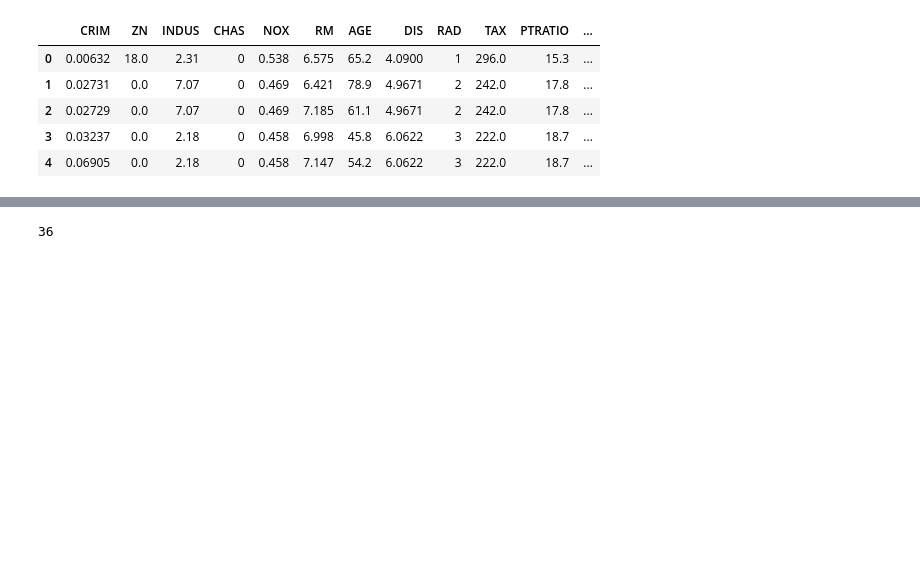
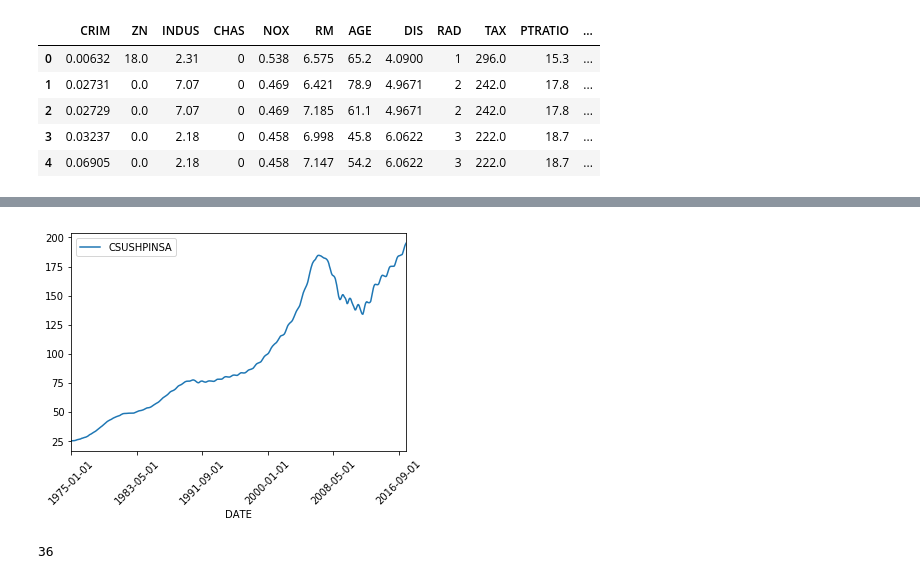
Before and after one commit to Tashwini12/Boston-Housing, a Jupyter notebook: boston_housing.ipynb, the cells around one changed output, grey strips where cells are left out. Saved outputs shown, nothing was run; the diff lists cells and outputs as text; code cells hidden in the pictures; blank space fills up the shorter version.

```diff
--- a/boston_housing.ipynb
+++ b/boston_housing.ipynb
@@ -95 +103,5 @@ cshpi = pd.read_csv('CSUSHPINSA.csv')
+# %%
+cshpi.plot(x='DATE',rot=45);
+# %% [output]
+[figure, added]
 # %%
```
Also changed, not shown: parts of 17 cells of this notebook.
